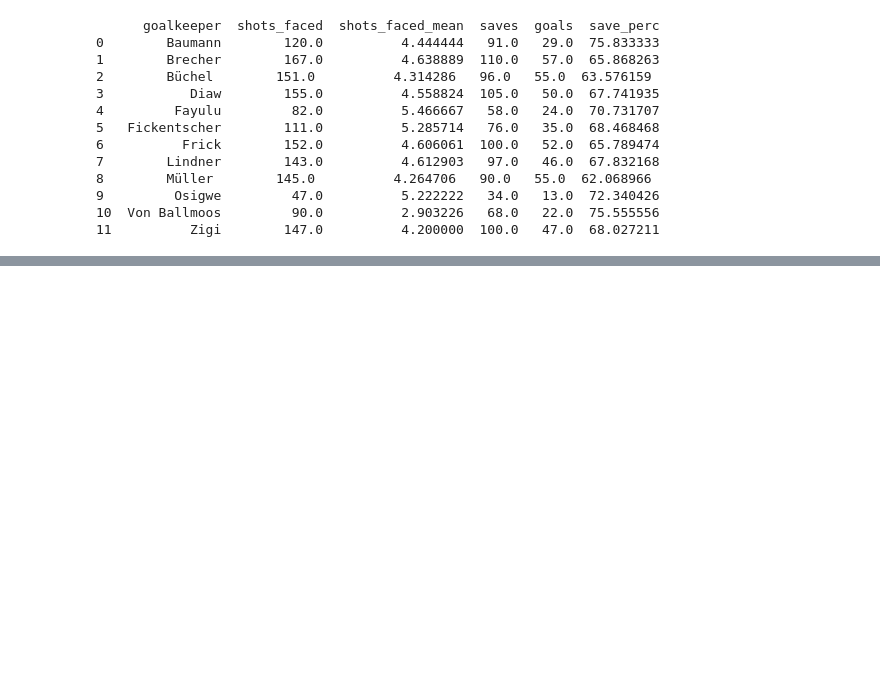
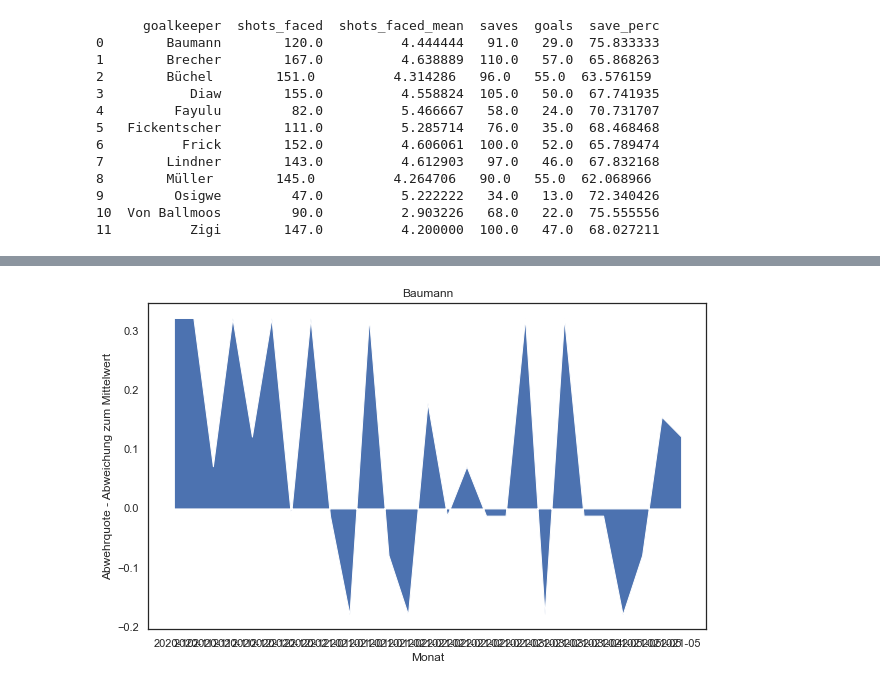
Before and after one commit to keepertrainer78698/youth-base, a Jupyter notebook: game-stats/super-league.ipynb, the cells around one changed output, grey strips where cells are left out. Cells and saved outputs as stored; diff of their text form; code cells hidden in the pictures; blank space fills up the shorter version.

Commit message:
baumann save performance

```diff
--- a/game-stats/super-league.ipynb
+++ b/game-stats/super-league.ipynb
@@ -128,0 +113,8 @@ plt.show()
+# %%
+baumann = super_league_stats[super_league_stats.goalkeeper == 'Baumann']
+baumann = baumann[['date', 'shots_faced', 'ga', 'saves']]
+baumann = baumann.dropna(how='all')
+baumann['year_month'] = pd.to_datetime(baumann['date']).dt.to_period('M')
+
+
+print(baumann)
@@ -128,0 +139,6 @@ plt.show()
+# %%
+baumann['save_perc'] = baumann.saves / baumann.shots_faced
+baumann['league_average'] = super_league_stats.saves.sum() / super_league_stats.shots_faced.sum()
+baumann['performance_to_average'] = baumann.save_perc - baumann.league_average
+
+print(baumann)
@@ -128,0 +163,16 @@ plt.show()
+# %%
+sns.set_theme(style='white')
+
+x = baumann.year_month.to_list()
+xi = list(range(len(x)))
+fig, ax = plt.subplots(figsize=[10,6])
+ax.stackplot(xi, baumann.performance_to_average)
+ax.fill
+plt.xticks(xi, x)
+
+ax.set(xlabel='Monat', ylabel='Abwehrquote - Abweichung zum Mittelwert', title='Baumann')
+#sns.stackplot(data=baumann, x='date', y='performance_to_average')
+
+plt.show()
+# %% [output]
+[figure, added]
```
Also changed, not shown: parts of 7 cells of this notebook.
